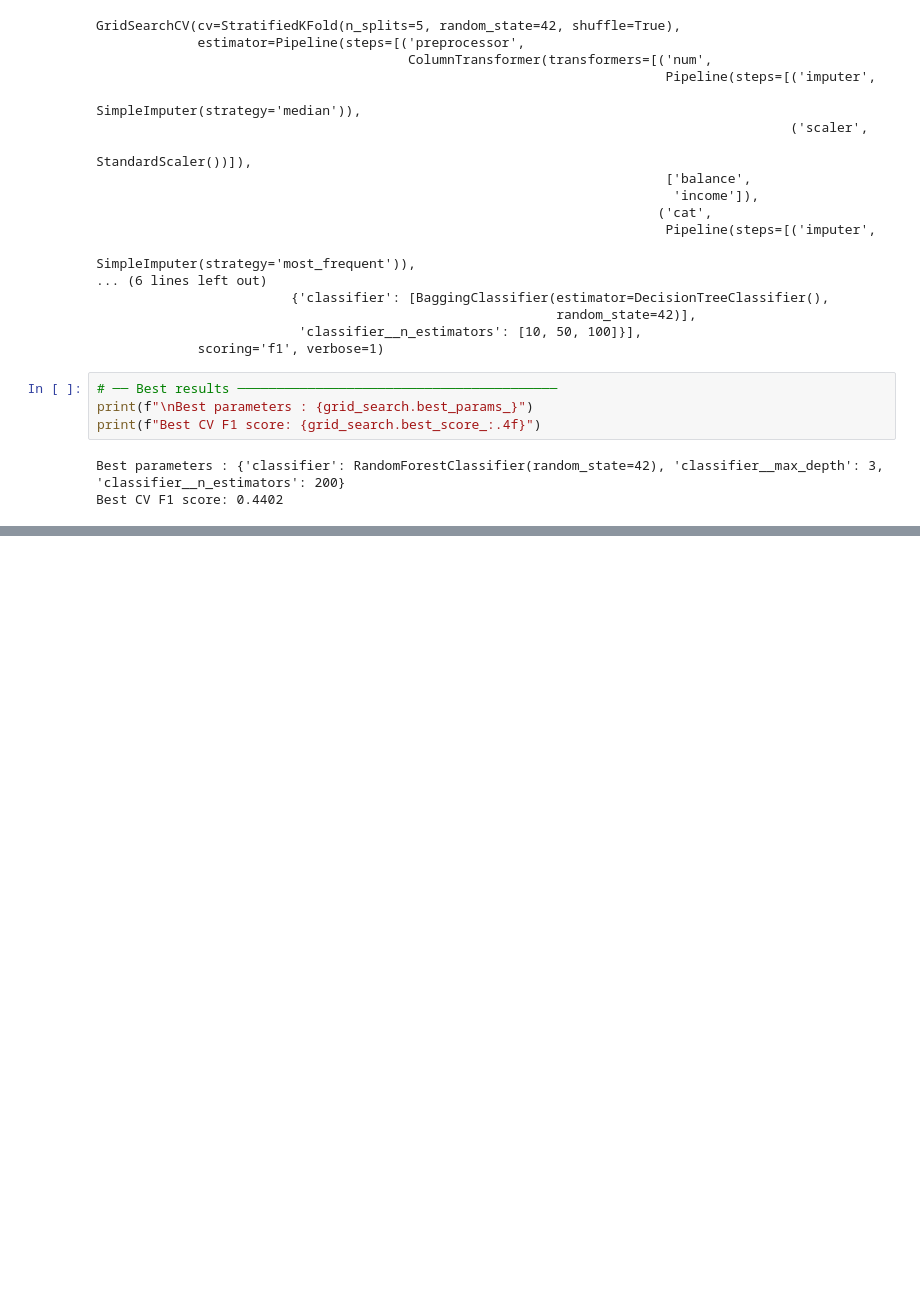
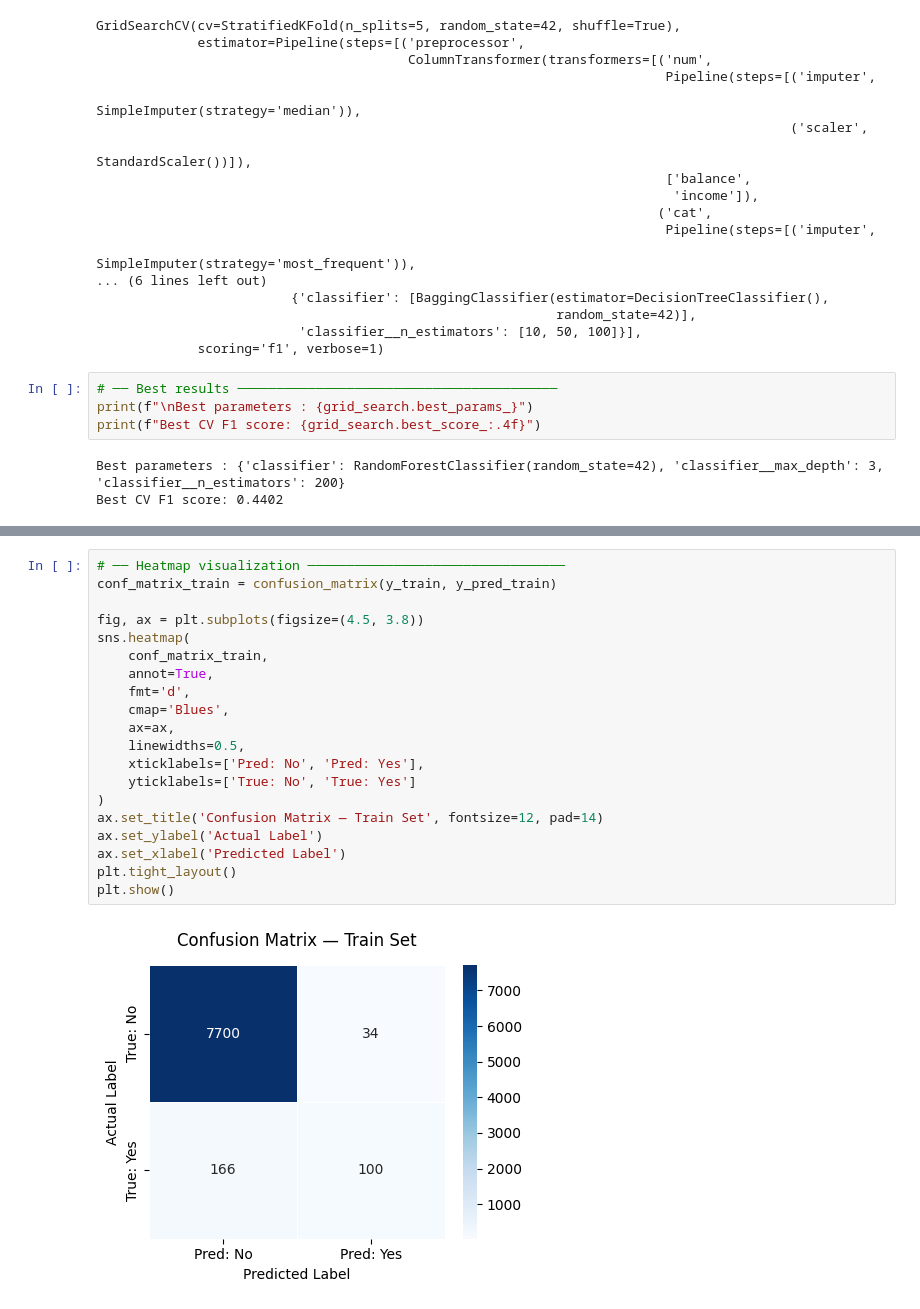
Before and after one commit to Vyrima/InClassAssignment, a Jupyter notebook: InClass.ipynb, the cells around one changed output, grey strips where cells are left out. Drawn from its saved outputs; the diff is of its cells as text; blank space fills up the shorter version.

```diff
--- a/InClass.ipynb
+++ b/InClass.ipynb
@@ -411,0 +496,22 @@ Best CV F1 score: 0.4402
+# %%
+# ── Heatmap visualization ─────────────────────────────────
+conf_matrix_train = confusion_matrix(y_train, y_pred_train)
+
+fig, ax = plt.subplots(figsize=(4.5, 3.8))
+sns.heatmap(
+    conf_matrix_train,
+    annot=True,
+    fmt='d',
+    cmap='Blues',
+    ax=ax,
+    linewidths=0.5,
+    xticklabels=['Pred: No', 'Pred: Yes'],
+    yticklabels=['True: No', 'True: Yes']
+)
+ax.set_title('Confusion Matrix — Train Set', fontsize=12, pad=14)
+ax.set_ylabel('Actual Label')
+ax.set_xlabel('Predicted Label')
+plt.tight_layout()
+plt.show()
+# %% [output]
+[figure, added]
```
Also changed, not shown: parts of 5 cells of this notebook.
